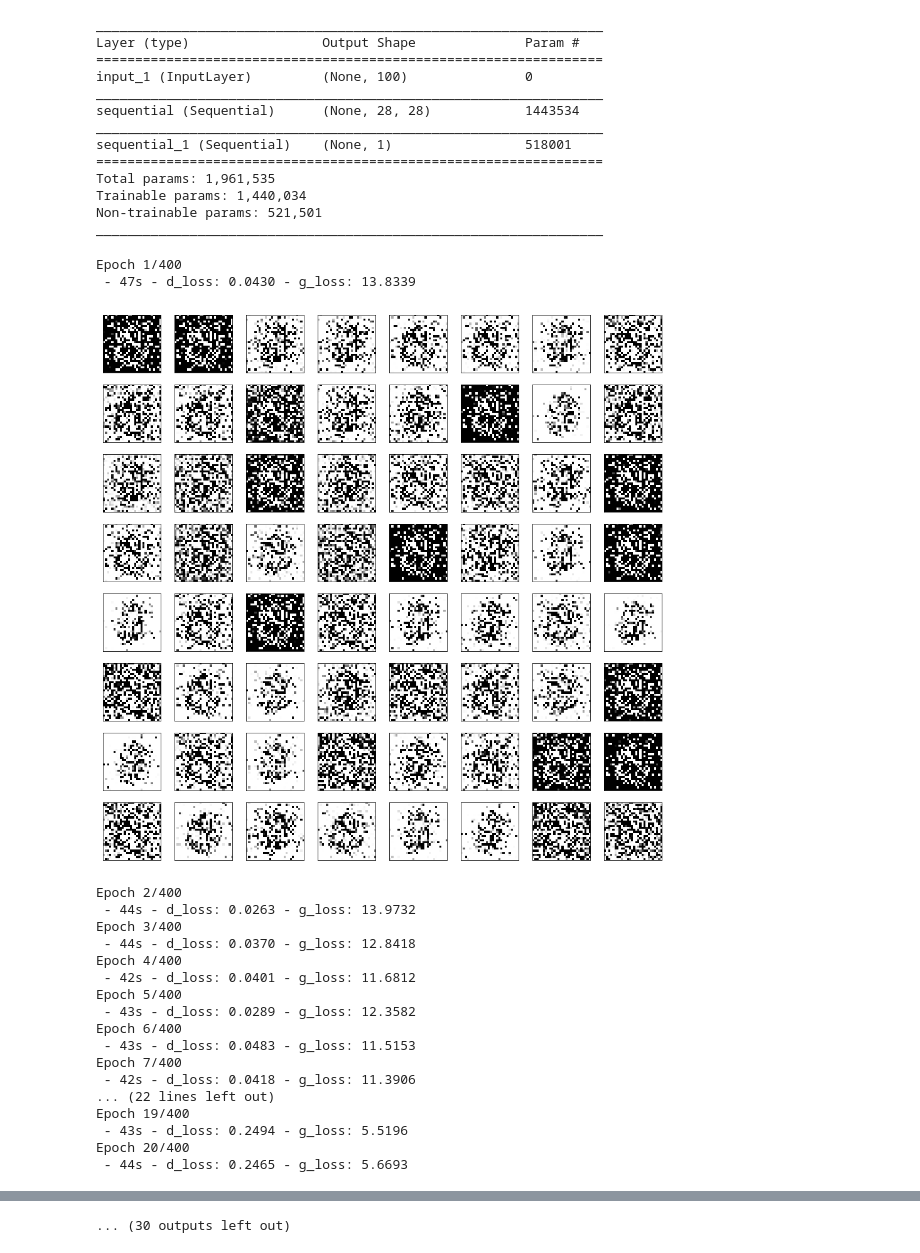
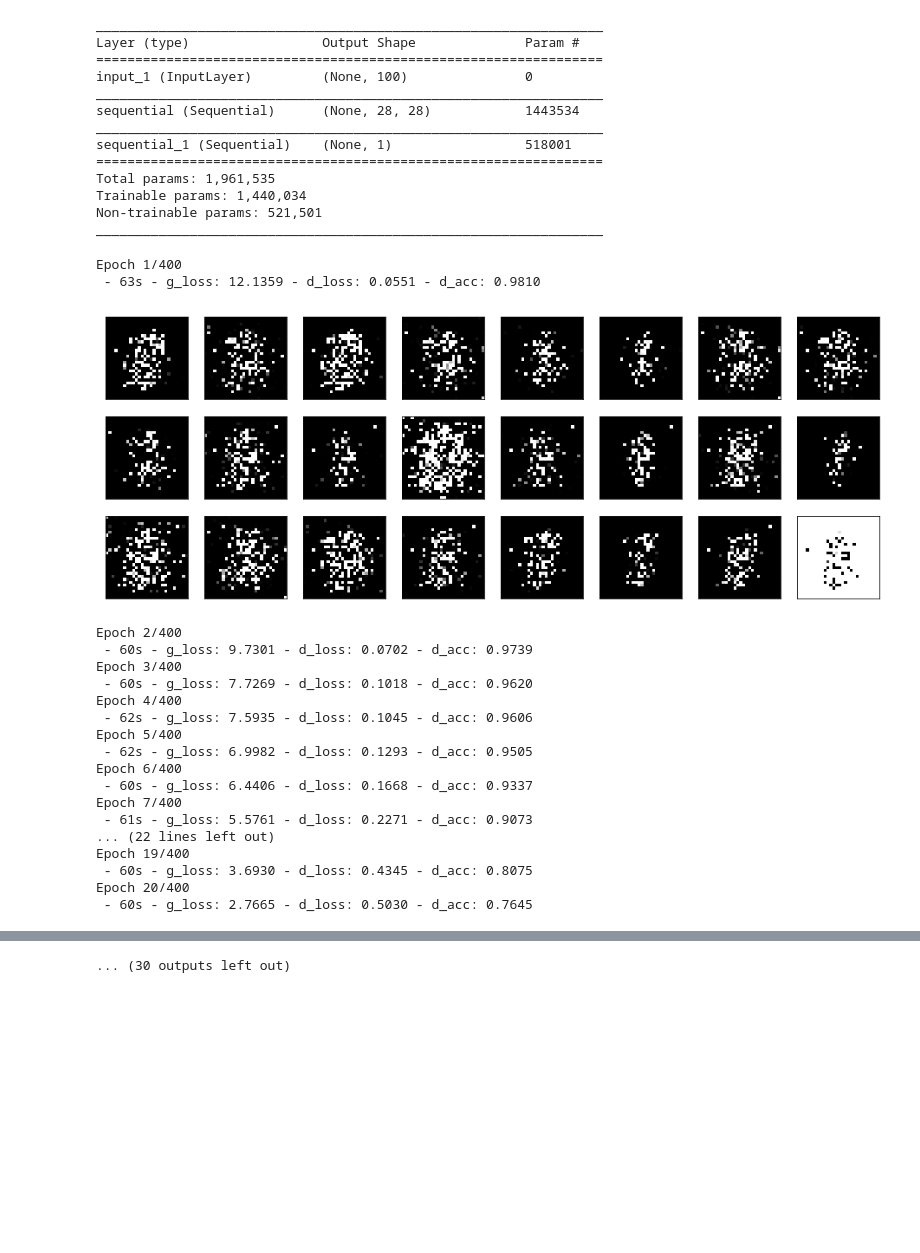
Before and after one commit to czyzi0/ml-notebooks, a Jupyter notebook: notebooks/mnist-gan.ipynb, the cells around one changed output, grey strips where cells are left out. Saved outputs shown, nothing was run; the diff lists cells and outputs as text; code cells hidden in the pictures; blank space fills up the shorter version.

Commit message:
Add history tracking

```diff
--- a/notebooks/mnist-gan.ipynb
+++ b/notebooks/mnist-gan.ipynb
@@ -5,9 +5,7 @@ import numpy as np
 from matplotlib import pyplot as plt
 from tensorflow import keras
 # %%
-(train_x, _), (test_x, _) = keras.datasets.mnist.load_data()
+(train_x, _), _ = keras.datasets.mnist.load_data()
-# %%
-train_x = np.vstack([train_x, test_x])
 # %%
 print(f'Images shape: {train_x.shape}')
 # %% [output]
@@ -14,0 +13,8 @@ Images shape: (70000, 28, 28)
+# %%
+plt.figure(figsize=(16, 16))
+for i in range(64):
+    plt.subplot(8, 8, i + 1)
+    plt.imshow(train_x[i], cmap=plt.cm.gray)
+    plt.xticks([])
+    plt.yticks([])
+plt.show()
@@ -61,7 +89,8 @@ discriminator = keras.Sequential([
     keras.layers.Dense(1, activation='sigmoid')])
 discriminator.compile(
     optimizer=keras.optimizers.Adam(),
-    loss='binary_crossentropy')
+    loss='binary_crossentropy',
+    metrics=['accuracy'])
 discriminator.summary()
 # %% [output]
 _________________________________________________________________
@@ -147,23 +186,23 @@ def train(images, batch_size=32, epochs=1):
 # %%
-train(train_x, epochs=400, batch_size=128)
+history = train(train_x, epochs=400, batch_size=50)
 # %% [output]
 Epoch 1/400
- - 47s - d_loss: 0.0430 - g_loss: 13.8339
+ - 63s - g_loss: 12.1359 - d_loss: 0.0551 - d_acc: 0.9810
-[figure, old version]
+[figure, new version]
 Epoch 2/400
- - 44s - d_loss: 0.0263 - g_loss: 13.9732
+ - 60s - g_loss: 9.7301 - d_loss: 0.0702 - d_acc: 0.9739
 Epoch 3/400
- - 44s - d_loss: 0.0370 - g_loss: 12.8418
+ - 60s - g_loss: 7.7269 - d_loss: 0.1018 - d_acc: 0.9620
 Epoch 4/400
- - 42s - d_loss: 0.0401 - g_loss: 11.6812
+ - 62s - g_loss: 7.5935 - d_loss: 0.1045 - d_acc: 0.9606
 Epoch 5/400
- - 43s - d_loss: 0.0289 - g_loss: 12.3582
+ - 62s - g_loss: 6.9982 - d_loss: 0.1293 - d_acc: 0.9505
 Epoch 6/400
- - 43s - d_loss: 0.0483 - g_loss: 11.5153
+ - 60s - g_loss: 6.4406 - d_loss: 0.1668 - d_acc: 0.9337
 Epoch 7/400
- - 42s - d_loss: 0.0418 - g_loss: 11.3906
+ - 61s - g_loss: 5.5761 - d_loss: 0.2271 - d_acc: 0.9073
 ... (22 lines left out)
 Epoch 19/400
- - 43s - d_loss: 0.2494 - g_loss: 5.5196
+ - 60s - g_loss: 3.6930 - d_loss: 0.4345 - d_acc: 0.8075
 Epoch 20/400
- - 44s - d_loss: 0.2465 - g_loss: 5.6693
+ - 60s - g_loss: 2.7665 - d_loss: 0.5030 - d_acc: 0.7645
```
Also changed, not shown: parts of 6 cells of this notebook.
